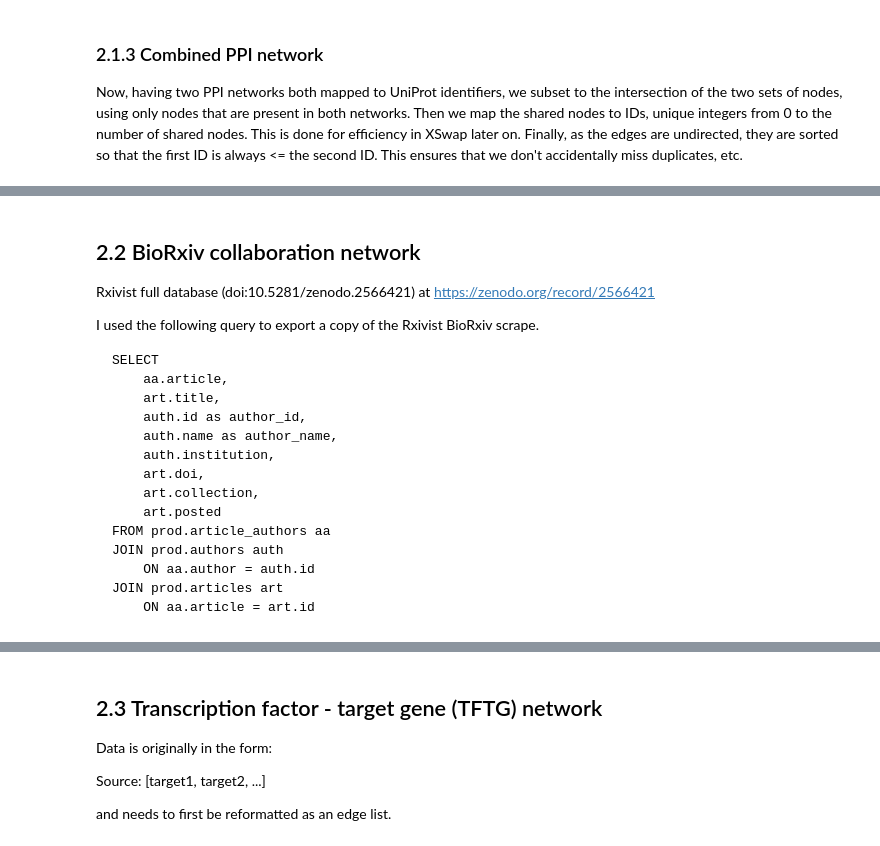
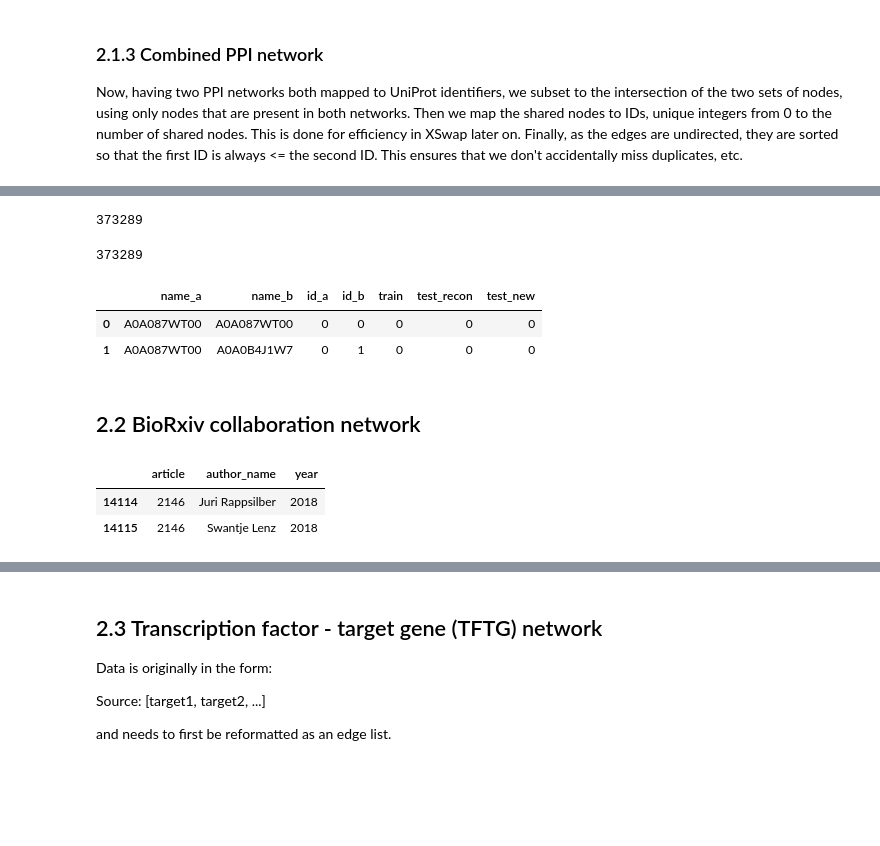
Before and after one commit to greenelab/xswap-analysis, a Jupyter notebook: nb/01.download_process_graphs.ipynb, the cells around one changed output, grey strips where cells are left out. Saved outputs shown, nothing was run; the diff lists cells and outputs as text; code cells hidden in the pictures; blank space fills up the shorter version.

Commit message:
Updates to download processing file

````diff
--- a/nb/01.download_process_graphs.ipynb
+++ b/nb/01.download_process_graphs.ipynb
@@ -251,24 +318,40 @@ True
-# %% [markdown]
-## 2.2 BioRxiv collaboration network
-
-Rxivist full database (doi:10.5281/zenodo.2566421) at https://zenodo.org/record/2566421
-
-
-I used the following query to export a copy of the Rxivist BioRxiv scrape.
-
-```sqlite
-SELECT
-    aa.article,
-    art.title,
-    auth.id as author_id,
-    auth.name as author_name,
-    auth.institution,
-    art.doi,
-    art.collection,
-    art.posted
-FROM prod.article_authors aa
-JOIN prod.authors auth
-	ON aa.author = auth.id
-JOIN prod.articles art
-	ON aa.article = art.id
-```
+# %%
+len(set(map(tuple,
+    ppi_edges_df[['name_a', 'name_b']].values
+)))
+# %% [output]
+373289
+# %%
+len(set(map(tuple,
+    ppi_edges_df[['id_a', 'id_b']].values
+)))
+# %% [output]
+373289
+# %%
+ppi_df = process_edges_to_full_network(ppi_edges_df, ppi_mapping, allow_loop=True, directed=False)
+
+ppi_df.to_csv(data_path.joinpath('3.all_nodes/ppi.tsv.xz'), compression='xz', index=False, sep='\t')
+
+ppi_df.head(2)
+# %% [output]
+|  | name_a | name_b | id_a | id_b | train | test_recon | test_new |
+| 0 | A0A087WT00 | A0A087WT00 | 0 | 0 | 0 | 0 | 0 |
+| 1 | A0A087WT00 | A0A0B4J1W7 | 0 | 1 | 0 | 0 | 0 |
+# %% [markdown]
+## 2.2 BioRxiv collaboration network
+# %%
+rxivist_df = (
+    pd.read_csv('../data/1.raw/citations.csv.xz', compression='xz')
+    .dropna()
+    .assign(
+        year=lambda df: df['posted'].apply(lambda x: int(x[:4])),
+    )
+    .query('collection == "bioinformatics"')
+    .drop(columns=['title', 'author_id', 'institution', 'doi', 'posted', 'collection'])
+)
+
+rxivist_df.head(2)
+# %% [output]
+|  | article | author_name | year |
+| 14114 | 2146 | Juri Rappsilber | 2018 |
+| 14115 | 2146 | Swantje Lenz | 2018 |
````
Also changed, not shown: parts of 21 cells of this notebook, 4 other files.
